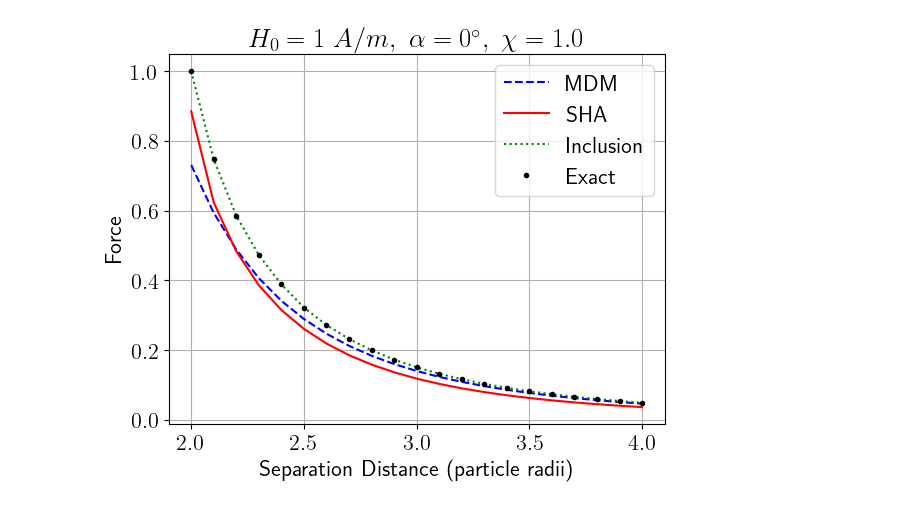
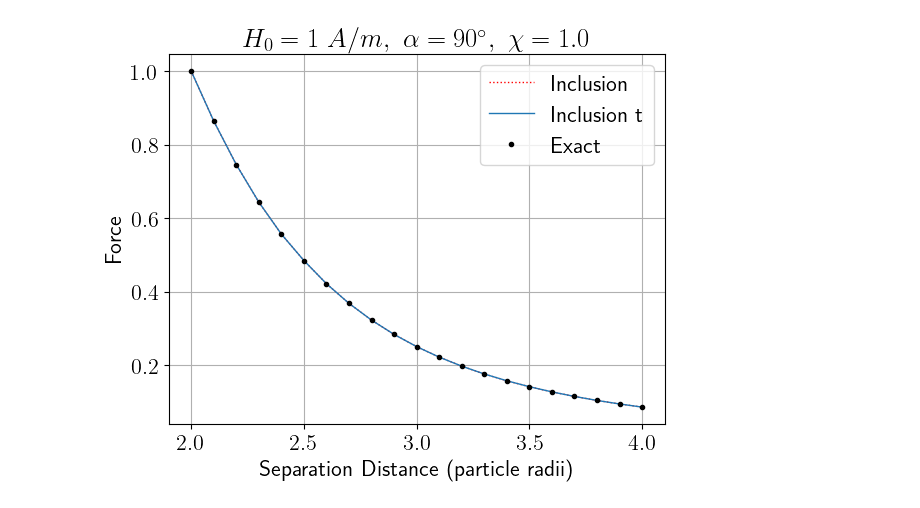
Before and after one commit to AstroAnmol/SIMS-LIGGGHTS, a Jupyter notebook: data_processing/magforce_trend.ipynb, the cells around one changed output. Cells and saved outputs as stored; diff of their text form; code cells hidden in the pictures.

```diff
--- a/data_processing/magforce_trend.ipynb
+++ b/data_processing/magforce_trend.ipynb
@@ -8,22 +8,24 @@ plt.rcParams.update({'font.size': 16})
 # %%
 simulation_folder=              '../mag_test/results'
 # %%
-mag_field_orientation=              'parallel'
-# mag_field_orientation=              'perpendicular'
+# mag_field_orientation=              'parallel'
+mag_field_orientation=              'perpendicular'
 
 susc_folder=                        '/susc1/'
-# susc_folder=                        '/susc4'
+# susc_folder=                        '/susc4/'
 
 particle_number=3
 # %%
 post_folder_MDM=                    '/MDM'
 post_folder_SHA=                    '/SHA'
 post_folder_inc=                    '/inclusion_quad'
+post_folder_inct=                   'incl_non'
 
 c=                  np.arange(20,41,1)
 force_MDM=          np.zeros(c.size)
 force_SHA=          np.zeros(c.size)
 force_inc=          np.zeros(c.size)
+force_inct=         np.zeros(c.size)
 exact_force=        np.zeros(c.size)
 
 if particle_number==2:
@@ -45,40 +47,44 @@ for i in range(c.size):
     MDM_file_location=      (dump_folder + post_folder_MDM + f"/dump_{sep_file}_2.liggghts")
     force_MDM[i]=           np.loadtxt(MDM_file_location, skiprows=skip_rows, usecols=4)
 
     SHA_file_location=      (dump_folder + post_folder_SHA + f"/dump_{sep_file}_2.liggghts")
     force_SHA[i]=           np.loadtxt(SHA_file_location, skiprows=skip_rows, usecols=4)
 
     inc_file_location=      (dump_folder + post_folder_inc+ f"/dump_{sep_file}_2.liggghts")
     force_inc[i]=           np.loadtxt(inc_file_location, skiprows=skip_rows, usecols=4)
 
+    inct_file_location=      (dump_folder + post_folder_inct+ f"/dump_{sep_file}_2.liggghts")
+    force_inct[i]=           np.loadtxt(inc_file_location, skiprows=skip_rows, usecols=4)
+
     if particle_number==3:
         exact_file_location=    (dump_folder + 'SHA_20'+ f"/dump_{sep_file}_2.liggghts")
         exact_force[i]=         np.loadtxt(inc_file_location, skiprows=skip_rows, usecols=4)
 
 if particle_number==2:
     exact_force_contact=force_inc[0]
     filesave_par_number="2par"
 elif particle_number==3:
     exact_force_contact=exact_force[0]
     filesave_par_number="3par"
 
 filesave_name=filesave_par_number + "_susc1_" + mag_field_orientation + ".png"
 
 plt.figure()
-plt.plot(c/10, force_MDM/exact_force_contact, 'b', linestyle="dashed", label= 'MDM')
-plt.plot(c/10, force_SHA/exact_force_contact, 'r', linestyle="solid", label= 'SHA')
-plt.plot(c/10, force_inc/exact_force_contact, 'g', linestyle="dotted",label= 'Inclusion')
+# plt.plot(c/10, force_MDM/exact_force_contact, 'b-', label= 'MDM')
+# plt.plot(c/10, force_SHA/exact_force_contact, 'g-.', linewidth=1.0, label= 'SHA')
+plt.plot(c/10, force_inc/exact_force_contact, 'r:', linewidth=1.0,label= 'Inclusion')
+plt.plot(c/10, force_inct/exact_force_contact, linewidth=1.0,label= 'Inclusion t')
 if particle_number==3:
     plt.plot(c/10, exact_force/exact_force_contact, 'k.', linestyle='None', label='Exact')
-plt.title(r"$H_0=1\ A/m,\ \alpha=0^\circ,\ \chi=1.0$")
+plt.title(r"$H_0=1\ A/m,\ \alpha=90^\circ,\ \chi=1.0$")
 plt.xlabel("Separation Distance (particle radii)")
 plt.ylabel("Force")
 plt.grid()
 plt.legend()
-# plt.show()
-plt.savefig(filesave_name, format='png')
+plt.show()
+# plt.savefig(filesave_name, format='png')
 # %% [output]
-[figure, old version]
+[figure, new version]
 # %%
 
 # mag_field_orientation=              '/perpendicular_plane'
```
Also changed, not shown: 1 other file.
